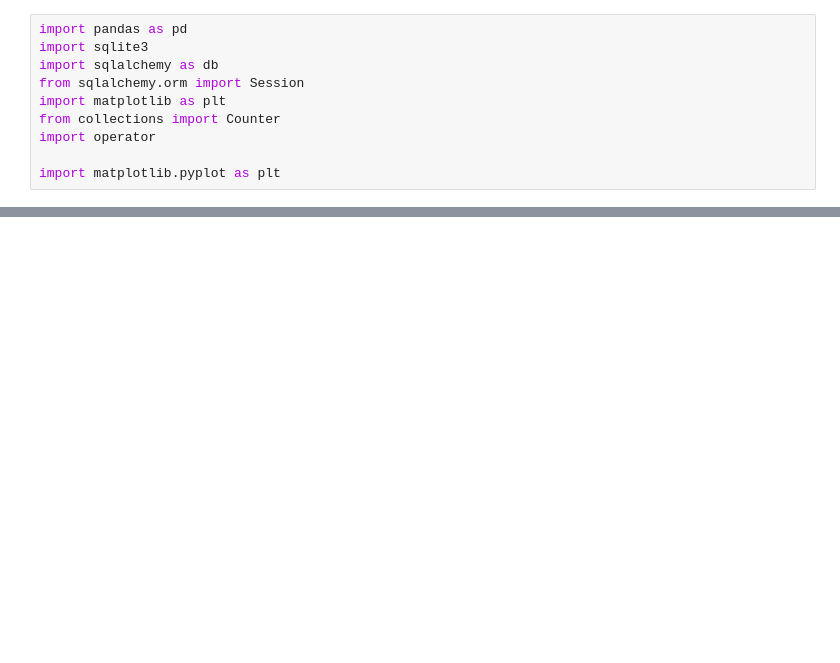
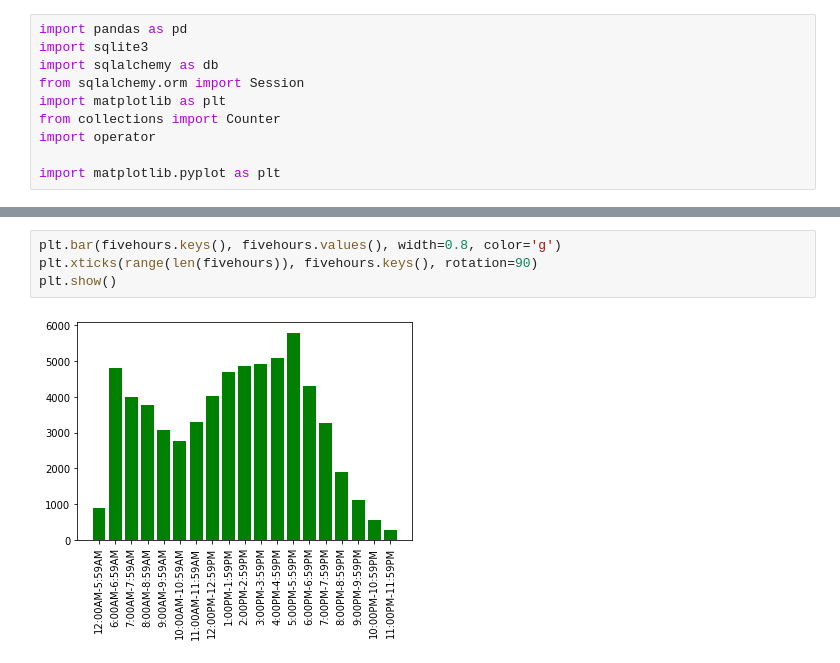
Before and after one commit to daniellicht13/caobd_final, a Jupyter notebook: timeofday.ipynb, the cells around one changed output, grey strips where cells are left out. Drawn from its saved outputs; the diff is of its cells as text; blank space fills up the shorter version.

```diff
--- a/timeofday.ipynb
+++ b/timeofday.ipynb
@@ -106,0 +96,6 @@ plt.show()
+# %%
+plt.bar(fivehours.keys(), fivehours.values(), width=0.8, color='g')
+plt.xticks(range(len(fivehours)), fivehours.keys(), rotation=90)
+plt.show()
+# %% [output]
+[figure, added]
```
Also changed, not shown: parts of 7 cells of this notebook, 1 other file.
